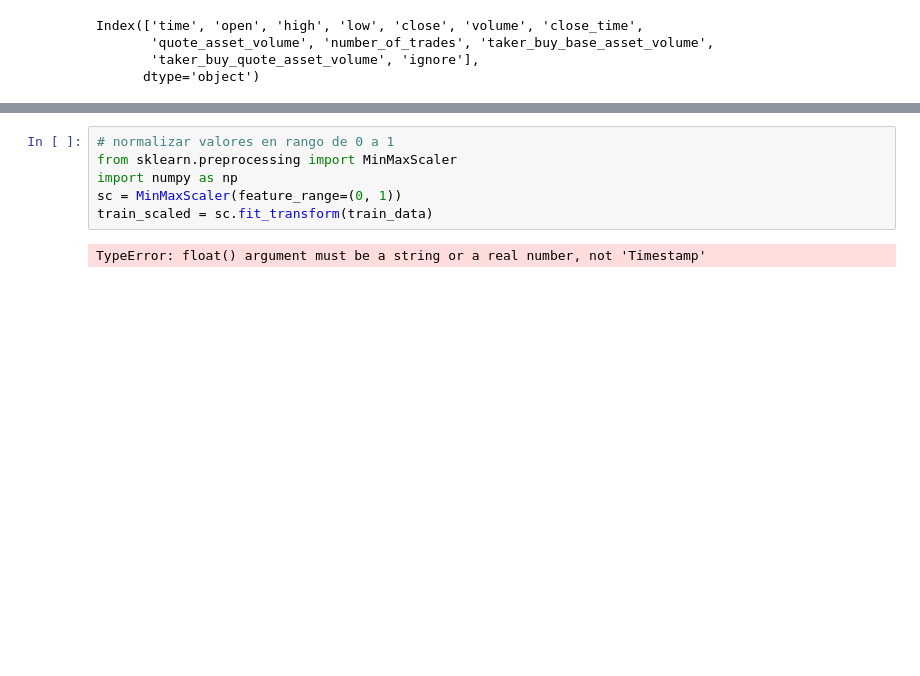
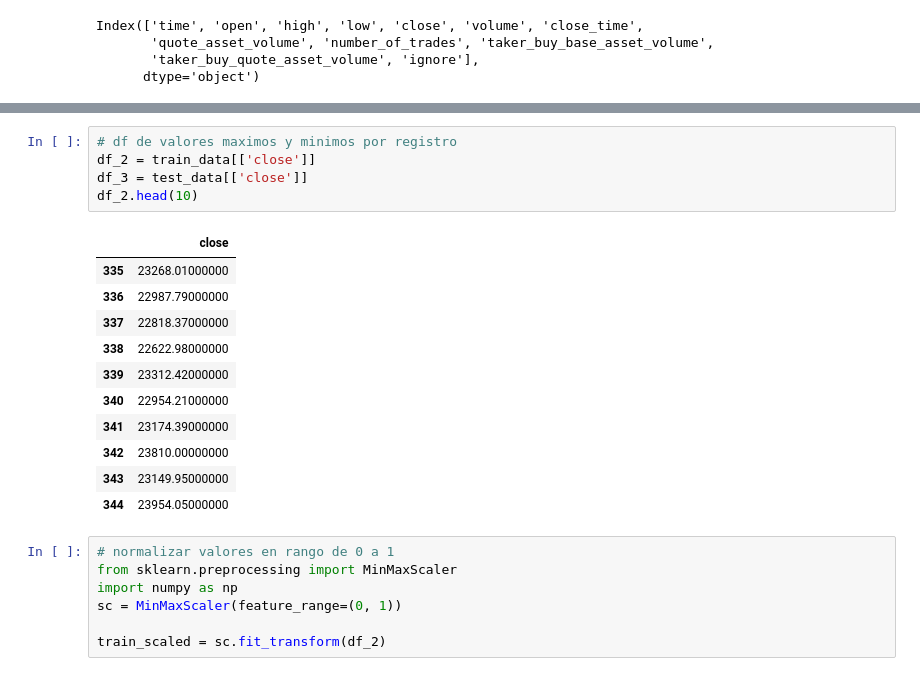
Before and after one commit to Aguerit0/neuronalTrade, a Jupyter notebook: modelos/test.ipynb, the cells around one changed output, grey strips where cells are left out. Saved outputs shown, nothing was run; the diff lists cells and outputs as text; blank space fills up the shorter version.

```diff
--- a/modelos/test.ipynb
+++ b/modelos/test.ipynb
@@ -66,11 +52,27 @@ test_data = df1.query('time < "2022-08-01"')
+# %%
+# df de valores maximos y minimos por registro
+df_2 = train_data[['close']]
+df_3 = test_data[['close']]
+df_2.head(10)
+# %% [output]
+|  | close |
+| 335 | 23268.01000000 |
+| 336 | 22987.79000000 |
+| 337 | 22818.37000000 |
+| 338 | 22622.98000000 |
+| 339 | 23312.42000000 |
+| 340 | 22954.21000000 |
+| 341 | 23174.39000000 |
+| 342 | 23810.00000000 |
+| 343 | 23149.95000000 |
+| 344 | 23954.05000000 |
 # %%
 # normalizar valores en rango de 0 a 1
 from sklearn.preprocessing import MinMaxScaler
 import numpy as np
 sc = MinMaxScaler(feature_range=(0, 1))
-train_scaled = sc.fit_transform(train_data)
+
+train_scaled = sc.fit_transform(df_2)
-# %% [output]
-TypeError: float() argument must be a string or a real number, not 'Timestamp'
 # %%
 # tomare bloques de 30 datos consecutivos para almacenar en x
 time_step = 30
```
Also changed, not shown: parts of 12 cells of this notebook.
